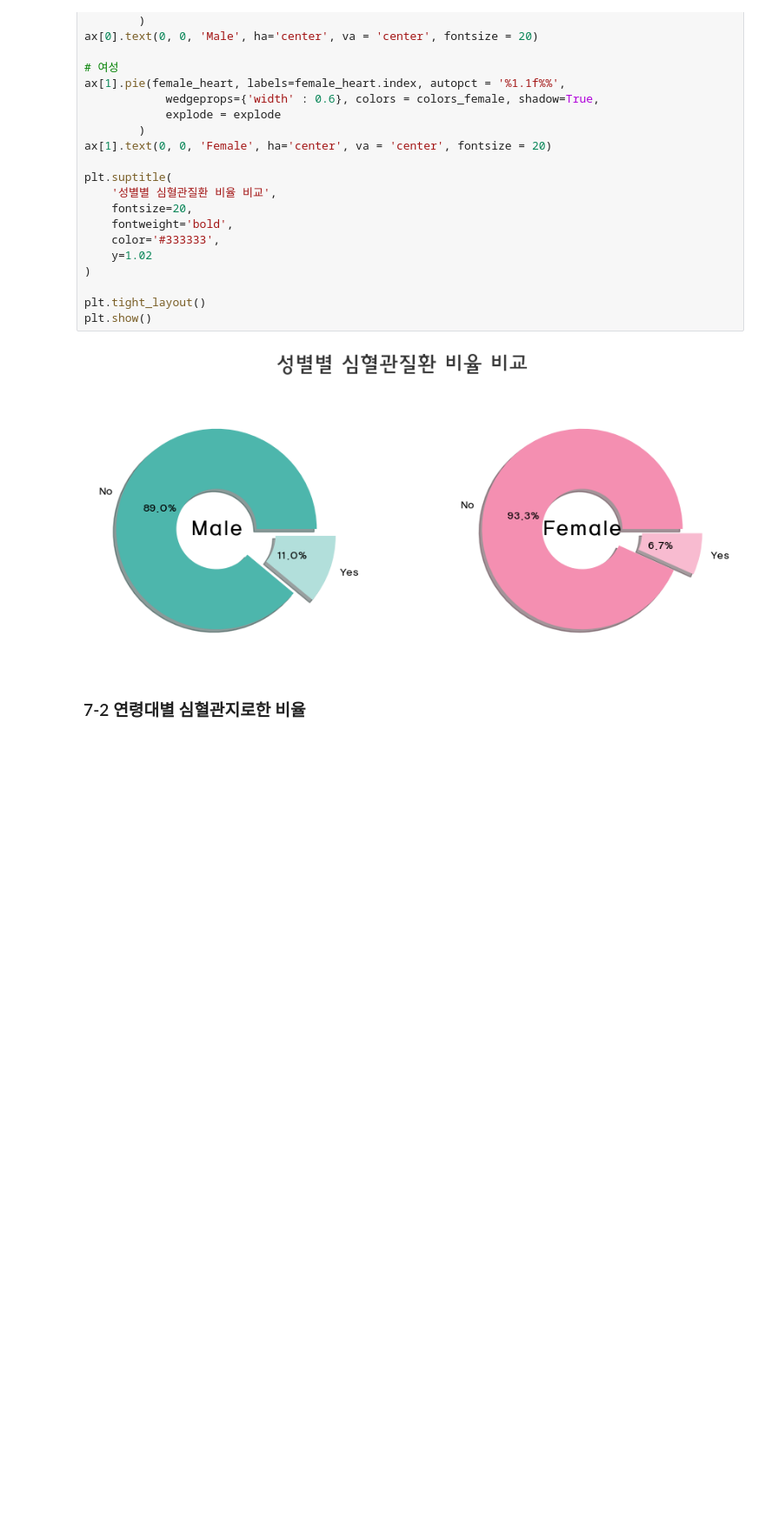
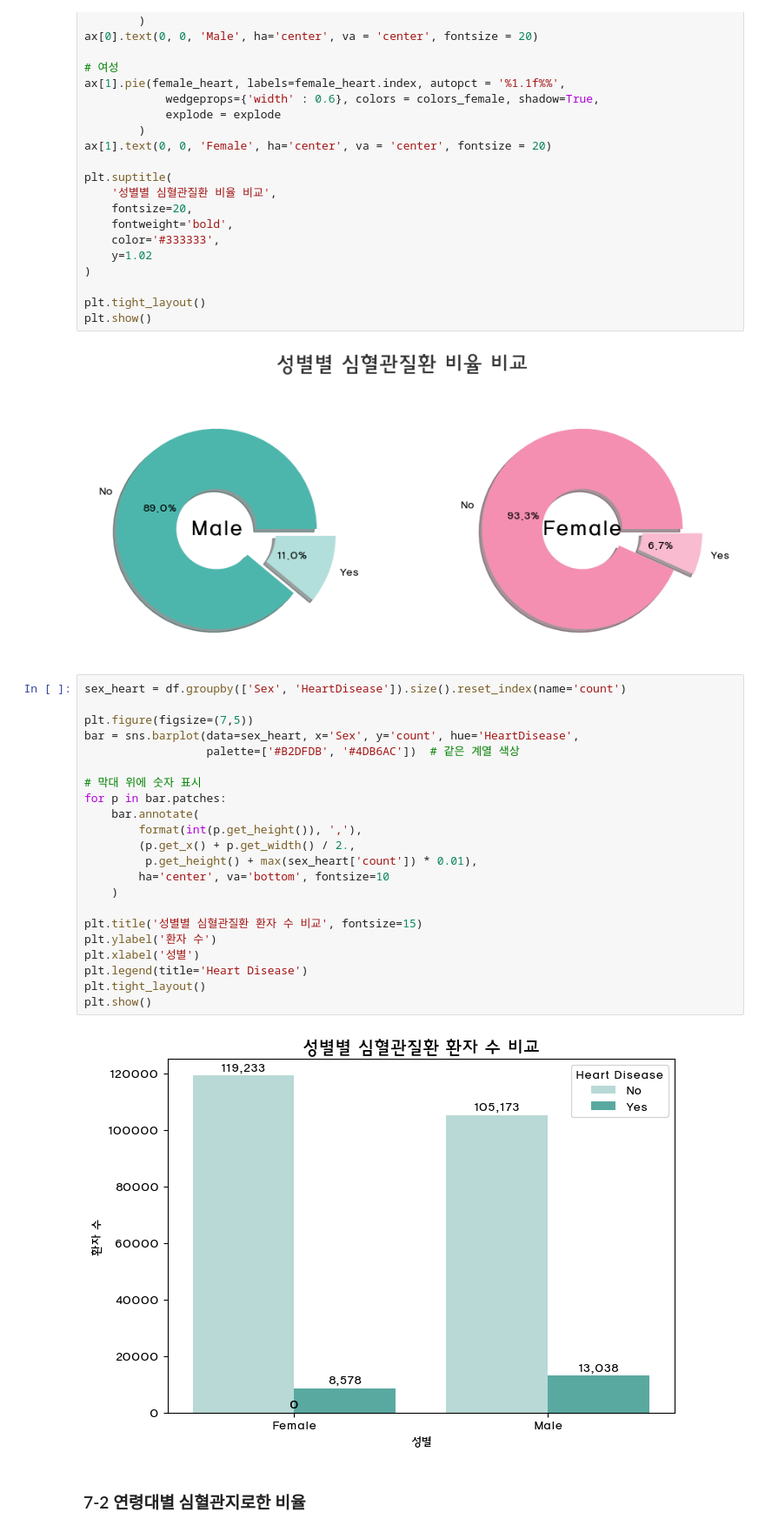
Before and after one commit to Team-3man/disease_analysis, a Jupyter notebook: disease_analysis_lks.ipynb, the cells around one changed output. Shown at 87% size. Drawn from its saved outputs; the diff is of its cells as text; blank space fills up the shorter version.

```diff
--- a/disease_analysis_lks.ipynb
+++ b/disease_analysis_lks.ipynb
@@ -285,6 +285,30 @@ plt.tight_layout()
 plt.show()
 # %% [output]
 [figure]
+# %%
+sex_heart = df.groupby(['Sex', 'HeartDisease']).size().reset_index(name='count')
+
+plt.figure(figsize=(7,5))
+bar = sns.barplot(data=sex_heart, x='Sex', y='count', hue='HeartDisease',
+                  palette=['#B2DFDB', '#4DB6AC'])  # 같은 계열 색상
+
+# 막대 위에 숫자 표시
+for p in bar.patches:
+    bar.annotate(
+        format(int(p.get_height()), ','),
+        (p.get_x() + p.get_width() / 2.,
+         p.get_height() + max(sex_heart['count']) * 0.01),
+        ha='center', va='bottom', fontsize=10
+    )
+
+plt.title('성별별 심혈관질환 환자 수 비교', fontsize=15)
+plt.ylabel('환자 수')
+plt.xlabel('성별')
+plt.legend(title='Heart Disease')
+plt.tight_layout()
+plt.show()
+# %% [output]
+[figure, added]
 # %% [markdown]
 ### 7-2 연령대별 심혈관지로한 비율
 # %%
```
Also changed, not shown: parts of 1 cell of this notebook.
